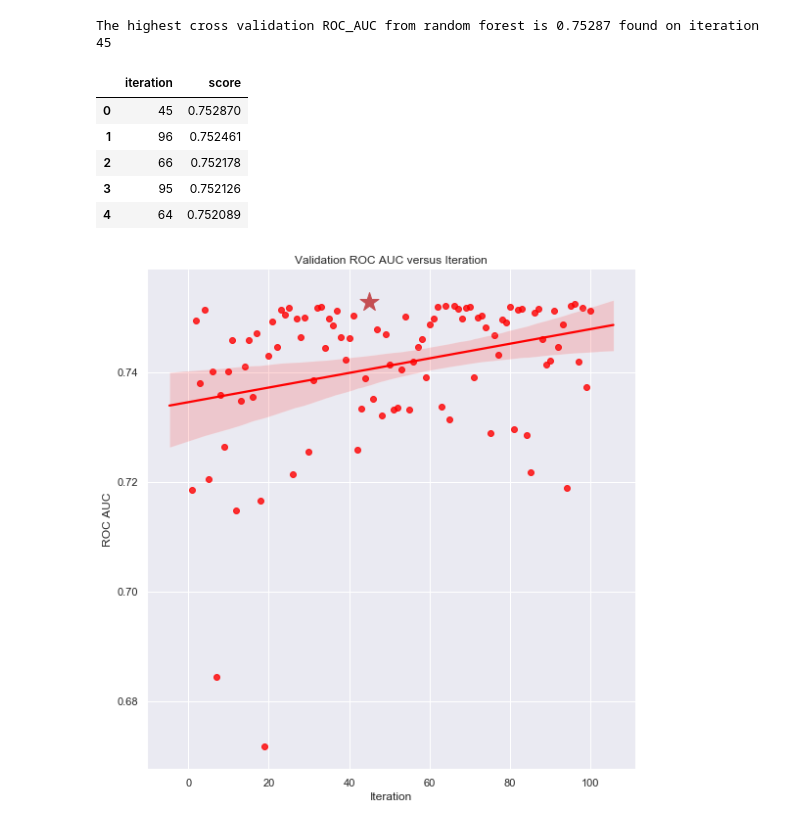
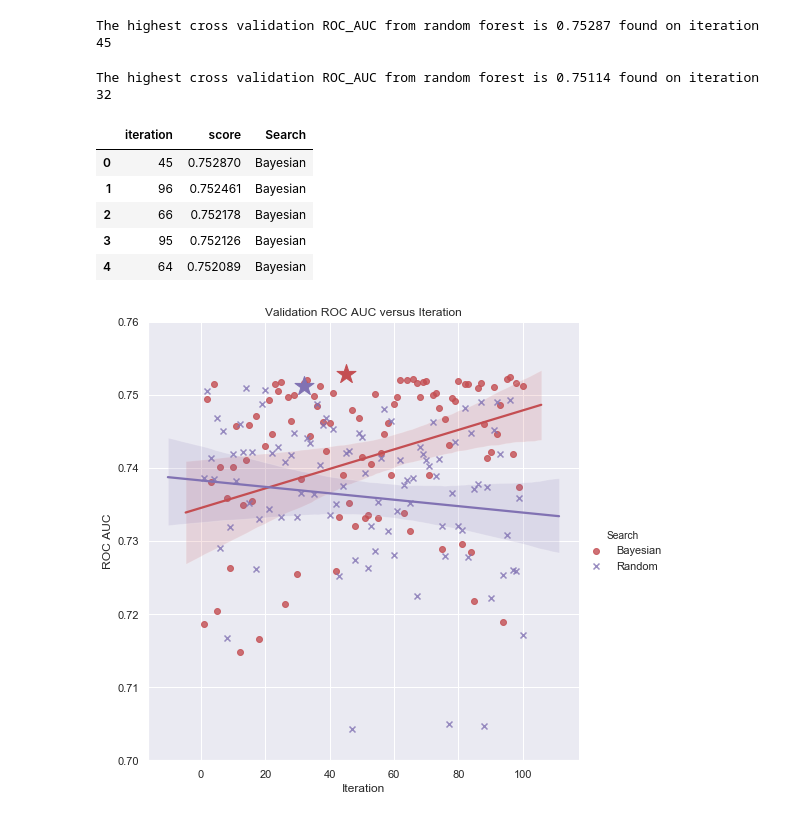
Before and after one commit to Yixun-Tan/Data-x-Project, a Jupyter notebook: Random_Forest/RF_Results.ipynb, the cells around one changed output. Drawn from its saved outputs; the diff is of its cells as text; code cells hidden in the pictures.

Commit message:
Add random search results

```diff
--- a/Random_Forest/RF_Results.ipynb
+++ b/Random_Forest/RF_Results.ipynb
@@ -30,26 +30,38 @@ rf_results = pd.read_csv('Automated_Tuning_py.csv')
 best_param, hyp_df = convertion(rf_results)
 # %% [output]
 The highest cross validation ROC_AUC from random forest is 0.75287 found on iteration 45
+# %%
+rf_results_rs = pd.read_csv('RandomSearch_Tuning_RF.csv')
+best_param_rs, hyp_df_rs = convertion(rf_results_rs)
+# %% [output]
+The highest cross validation ROC_AUC from random forest is 0.75114 found on iteration 32
+# %%
+hyp_df['Search'] = 'Bayesian'
+hyp_df_rs['Search'] = 'Random'
+hyp_df_all = pd.concat([hyp_df, hyp_df_rs], ignore_index = True)
 # %%
-hyp_df.head()
+hyp_df_all.head()
 # %% [output]
-|  | iteration | score |
-| 0 | 45 | 0.752870 |
-| 1 | 96 | 0.752461 |
-| 2 | 66 | 0.752178 |
-| 3 | 95 | 0.752126 |
-| 4 | 64 | 0.752089 |
+|  | iteration | score | Search |
+| 0 | 45 | 0.752870 | Bayesian |
+| 1 | 96 | 0.752461 | Bayesian |
+| 2 | 66 | 0.752178 | Bayesian |
+| 3 | 95 | 0.752126 | Bayesian |
+| 4 | 64 | 0.752089 | Bayesian |
 # %%
 # Plot the score change through iterations
 sns.set()
-sns.lmplot('iteration', 'score', data = hyp_df, height = 8, line_kws={'color': 'red'}, scatter_kws = {'color': 'red'})
+sns.lmplot('iteration', 'score', hue = 'Search', palette = dict(Bayesian='r', Random='m'),
+           markers=["o", "x"], data = hyp_df_all, height = 7)
 plt.scatter(hyp_df['iteration'][0], hyp_df['score'][0], marker = '*', s = 400, c = 'r')
+plt.scatter(hyp_df_rs['iteration'][0], hyp_df_rs['score'][0], marker = '*', s = 400, c = 'm')
+plt.ylim([0.7, 0.76])
 plt.xlabel('Iteration')
 plt.ylabel('ROC AUC')
 plt.title("Validation ROC AUC versus Iteration")
 plt.show()
 # %% [output]
-[figure, old version]
+[figure, new version]
 # %%
 import pickle
 with open('RF_best_param.pkl', 'wb') as file:
```
Also changed, not shown: 6 other files.
